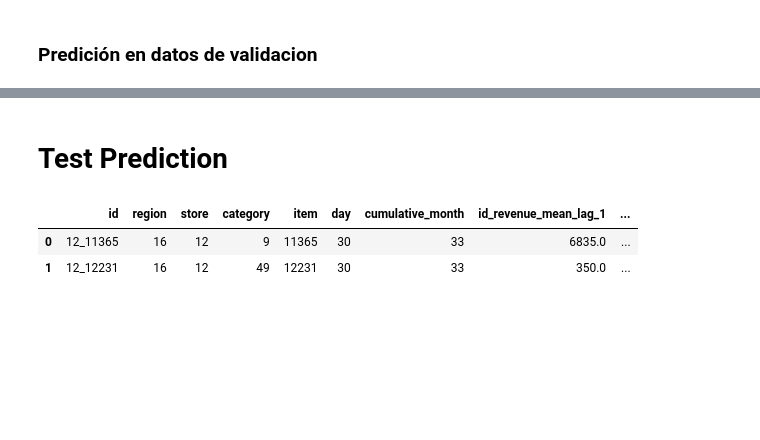
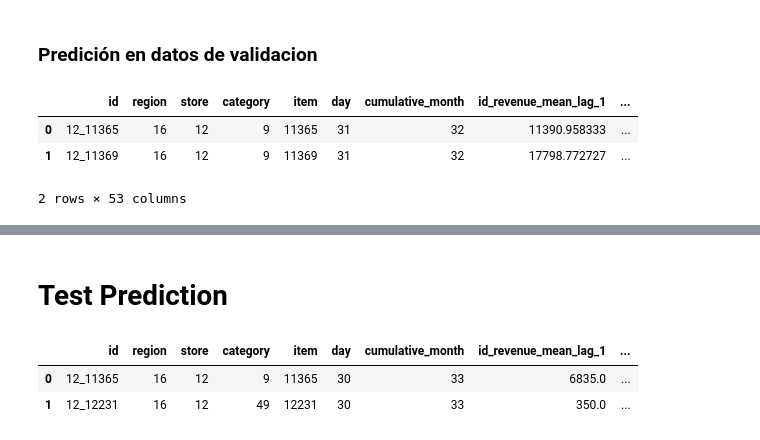
Before and after one commit to dquenti/Sales-Forecasting-XGBoost, a Jupyter notebook: 2. TS_XGBoost.ipynb, the cells around one changed output, grey strips where cells are left out. Cells and saved outputs as stored; diff of their text form; code cells hidden in the pictures; blank space fills up the shorter version.

```diff
--- a/2. TS_XGBoost.ipynb
+++ b/2. TS_XGBoost.ipynb
@@ -470,3 +496,10 @@ Intervalo del error (confianza 95 %): 3.9 / -6.2
 X_valida.reset_index(inplace = True)
 X_valida.head(2)
 X_valida['sales_predict'] = Y_valida_predict
+# %%
+X_valida.head(2)
+# %% [output]
+|  | id | region | store | category | item | day | cumulative_month | id_revenue_mean_lag_1 | ... |
+| 0 | 12_11365 | 16 | 12 | 9 | 11365 | 31 | 32 | 11390.958333 | ... |
+| 1 | 12_11369 | 16 | 12 | 9 | 11369 | 31 | 32 | 17798.772727 | ... |
+2 rows × 53 columns
```
Also changed, not shown: parts of 21 cells of this notebook, 1 other file.
